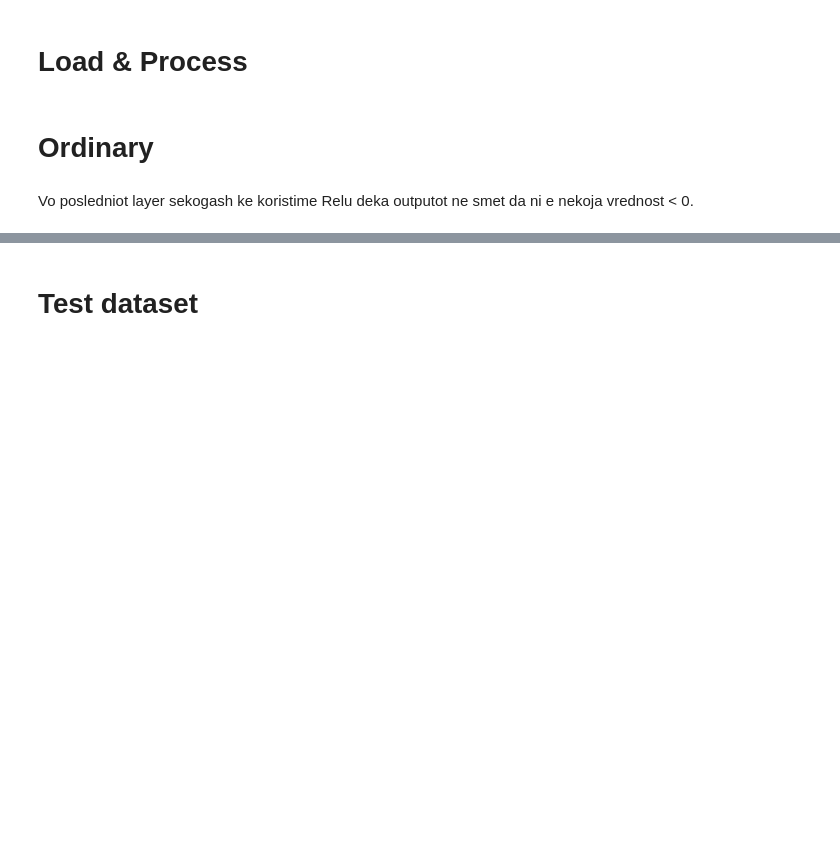
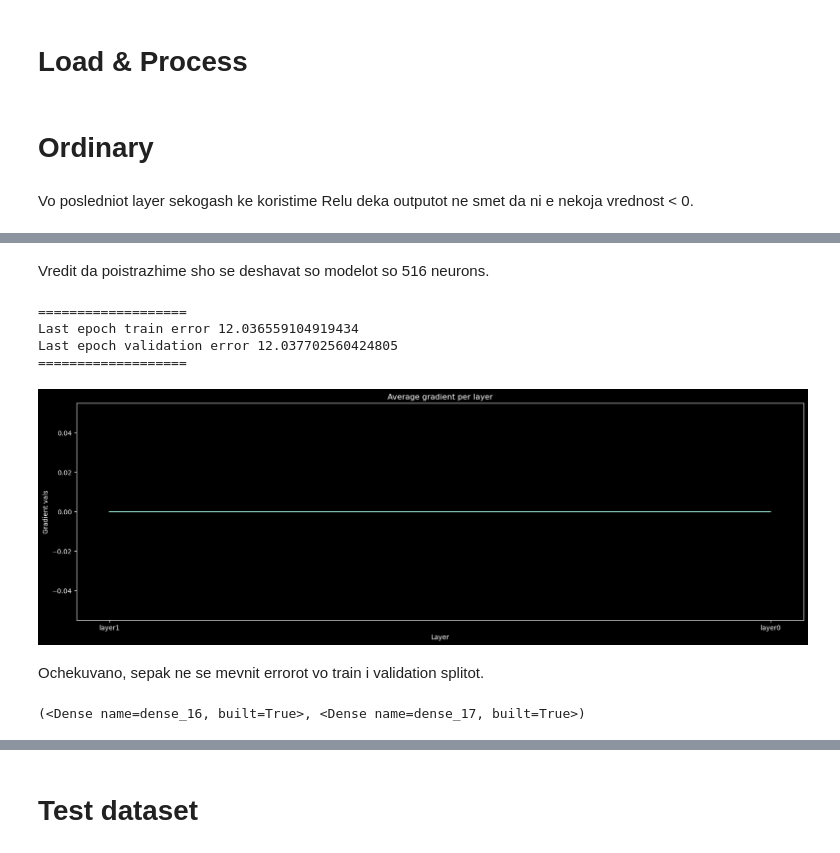
Before and after one commit to viki123v/housing-prices-analysis, a Jupyter notebook: notebooks/neural-nets.ipynb, the cells around one changed output, grey strips where cells are left out. Cells and saved outputs as stored; diff of their text form; code cells hidden in the pictures; blank space fills up the shorter version.

```diff
--- a/notebooks/neural-nets.ipynb
+++ b/notebooks/neural-nets.ipynb
@@ -85,3 +137,7 @@ X_tr_proc,X_tst_proc=pipe_data.transform(X_tr),pipe_data.transform(X_tst)
+# %%
+i_from=(1-.25) * X_tr_proc.shape[0]
+X_val=X_tr_proc.loc[i_from:]
+Y_val=Y_tr.loc[i_from:]
 # %% [markdown]
 # Ordinary
 # %% [markdown]
@@ -125,0 +235,33 @@ Epoch 70/70
+# %% [markdown]
+Vredit da poistrazhime sho se deshavat so modelot so 516 neurons.
+# %%
+built_nn1hid=lambda num_hidden_neurons: models.Sequential(
+        [
+            layers.Input((X_tr_proc.shape[1],)),
+            layers.Dense(
+                num_hidden_neurons,
+                activation=activations.leaky_relu,
+                kernel_initializer=GlorotUniform(0),
+            ),
+            layers.Dense(
+                1, activation=activations.relu, kernel_initializer=GlorotUniform(0)
+            ),
+        ]
+    )
+# %%
+nn=built_nn1hid(562)
+tr_err,_=train_nn(epochs=100, nn=nn, X=X_tr_proc, y=Y_tr)
+plot_avrg_grads_layer(nn=nn,X=X_val,y=Y_val)
+# %% [output]
+===================
+Last epoch train error 12.036559104919434
+Last epoch validation error 12.037702560424805
+===================
+[figure, added]
+# %% [markdown]
+Ochekuvano, sepak ne se mevnit errorot vo train i validation splitot.
+# %%
+hidden,last=nn.get_layer(index=0),nn.get_layer(index=1)
+hidden,last
+# %% [output]
+(<Dense name=dense_16, built=True>, <Dense name=dense_17, built=True>)
```
Also changed, not shown: parts of 24 cells of this notebook, 2 other files.
